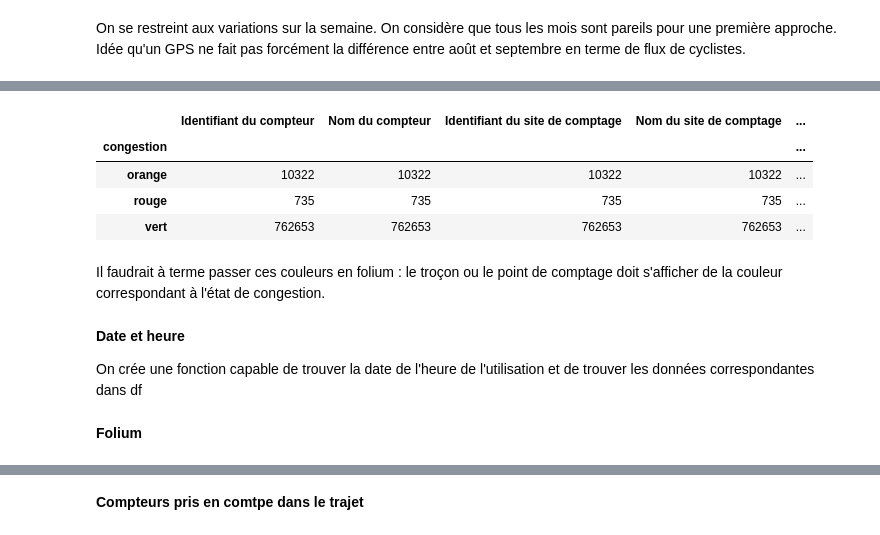
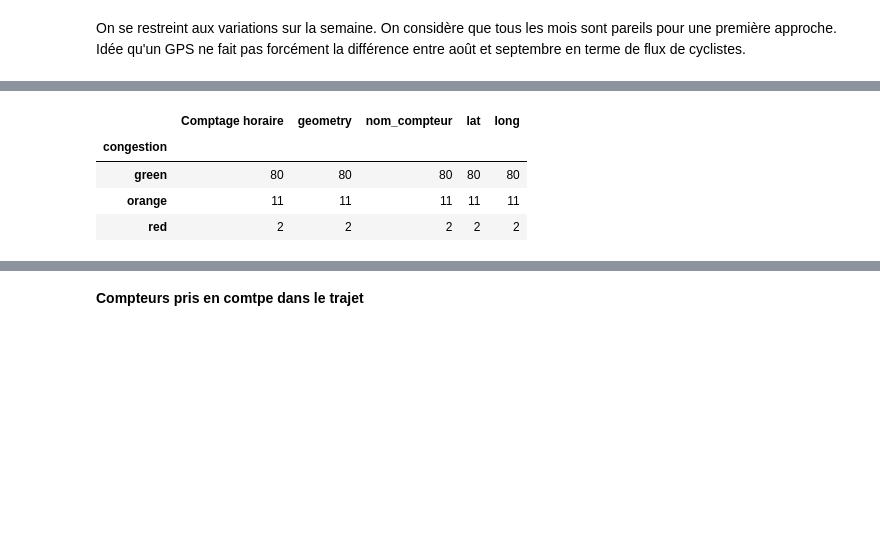
Before and after one commit to ImaneFa/Projet_Python, a Jupyter notebook: compteurs.ipynb, the cells around one changed output, grey strips where cells are left out. Drawn from its saved outputs; the diff is of its cells as text; code cells hidden in the pictures; blank space fills up the shorter version.

```diff
--- a/compteurs.ipynb
+++ b/compteurs.ipynb
@@ -171,5 +67,2 @@ df['date'] = pd.to_datetime(df['Date et heure de comptage'])
 # %%
-df = df.sort_values('date')
+df = useful(df)
-# %%
-df['day'] = df.date.dt.day_name()
-df['month'] = df.date.dt.month
@@ -231,22 +69,28 @@ dtype: int64
+# %%
+#On calcule la moyenne horaire pour chaque compteur correspondant à l'heure et au jour de la requête
+moyenne = df.groupby('Identifiant du compteur')[['Comptage horaire']].mean()
+
+#On récupère les informations de df qui nous intéressent
+info = df[['Identifiant du compteur', 'geometry', 'nom_compteur']]
+info = info.drop_duplicates() #on ne garde qu'une seule ligne pour chaque compteur
+info = info.set_index('Identifiant du compteur')
+
+#on merge avec les moyennes horaires calculées
+final = moyenne.join(info)
 # %%
+#On crée un indice de congestion
 conditionlist = [
-    (df['Comptage horaire'] >= 720), #congestion
-    ((df['Comptage horaire']>360) & (df['Comptage horaire']<720)), #fluide
-    (df['Comptage horaire'] <= 360) #très fluide
+    (final['Comptage horaire'] >= 200), #congestion
+    ((final['Comptage horaire'] > 120) & (final['Comptage horaire'] < 200)), #fluide
+    (final['Comptage horaire'] <= 120) #très fluide
 ]
-choicelist = ['rouge', 'orange','vert']
-df['congestion'] = np.select(conditionlist, choicelist, default = 'Not Specified')
+choicelist = ['red', 'orange','green']
+final['congestion'] = np.select(conditionlist, choicelist, default = 'Not Specified')
 # %%
-df.groupby('congestion').count()
+final.groupby('congestion').count()
 # %% [output]
-|  | Identifiant du compteur | Nom du compteur | Identifiant du site de comptage | Nom du site de comptage | ... |
-| congestion |  |  |  |  | ... |
-| orange | 10322 | 10322 | 10322 | 10322 | ... |
-| rouge | 735 | 735 | 735 | 735 | ... |
-| vert | 762653 | 762653 | 762653 | 762653 | ... |
+|  | Comptage horaire | geometry | nom_compteur | lat | long |
+| congestion |  |  |  |  |  |
+| green | 80 | 80 | 80 | 80 | 80 |
+| orange | 11 | 11 | 11 | 11 | 11 |
+| red | 2 | 2 | 2 | 2 | 2 |
-# %% [markdown]
-Il faudrait à terme passer ces couleurs en folium : le troçon ou le point de comptage doit s'afficher de la couleur correspondant à l'état de congestion.
-# %% [markdown]
-**Date et heure**
-
-On crée une fonction capable de trouver la date de l'heure de l'utilisation et de trouver les données correspondantes dans df
@@ -270,2 +96,0 @@ def useful (df):
-# %% [markdown]
-**Folium**
```
Also changed, not shown: parts of 53 cells of this notebook.
